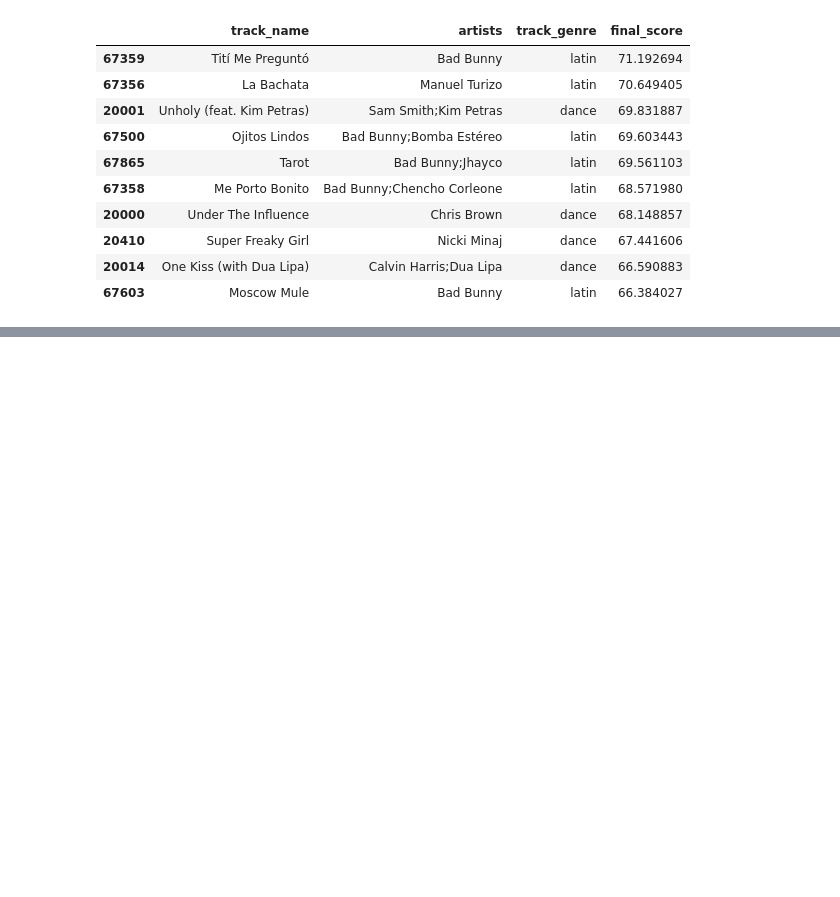
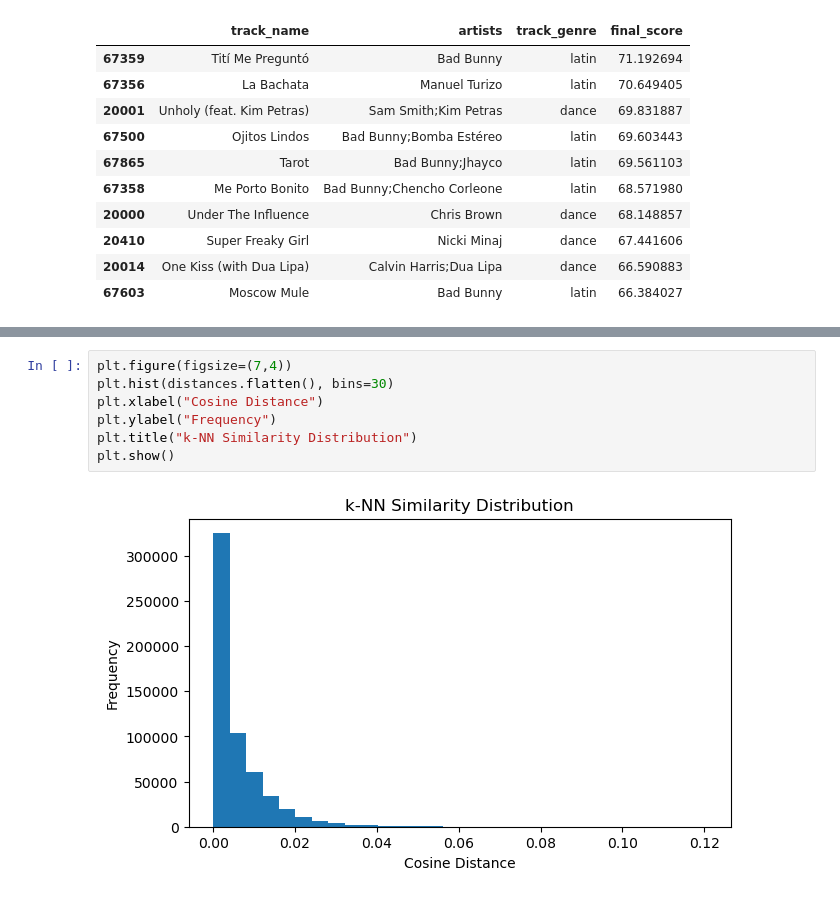
Before and after one commit to AbhinavBdrKoirala/Music_Recommendation_System, a Jupyter notebook: 23056954 AbhinavBahadurKoirala M1.ipynb, the cells around one changed output, grey strips where cells are left out. Saved outputs shown, nothing was run; the diff lists cells and outputs as text; blank space fills up the shorter version.

```diff
--- a/23056954 AbhinavBahadurKoirala M1.ipynb
+++ b/23056954 AbhinavBahadurKoirala M1.ipynb
@@ -230,0 +276,9 @@ display(final_output)
+# %%
+plt.figure(figsize=(7,4))
+plt.hist(distances.flatten(), bins=30)
+plt.xlabel("Cosine Distance")
+plt.ylabel("Frequency")
+plt.title("k-NN Similarity Distribution")
+plt.show()
+# %% [output]
+[figure, added]
```
Also changed, not shown: parts of 6 cells of this notebook.
